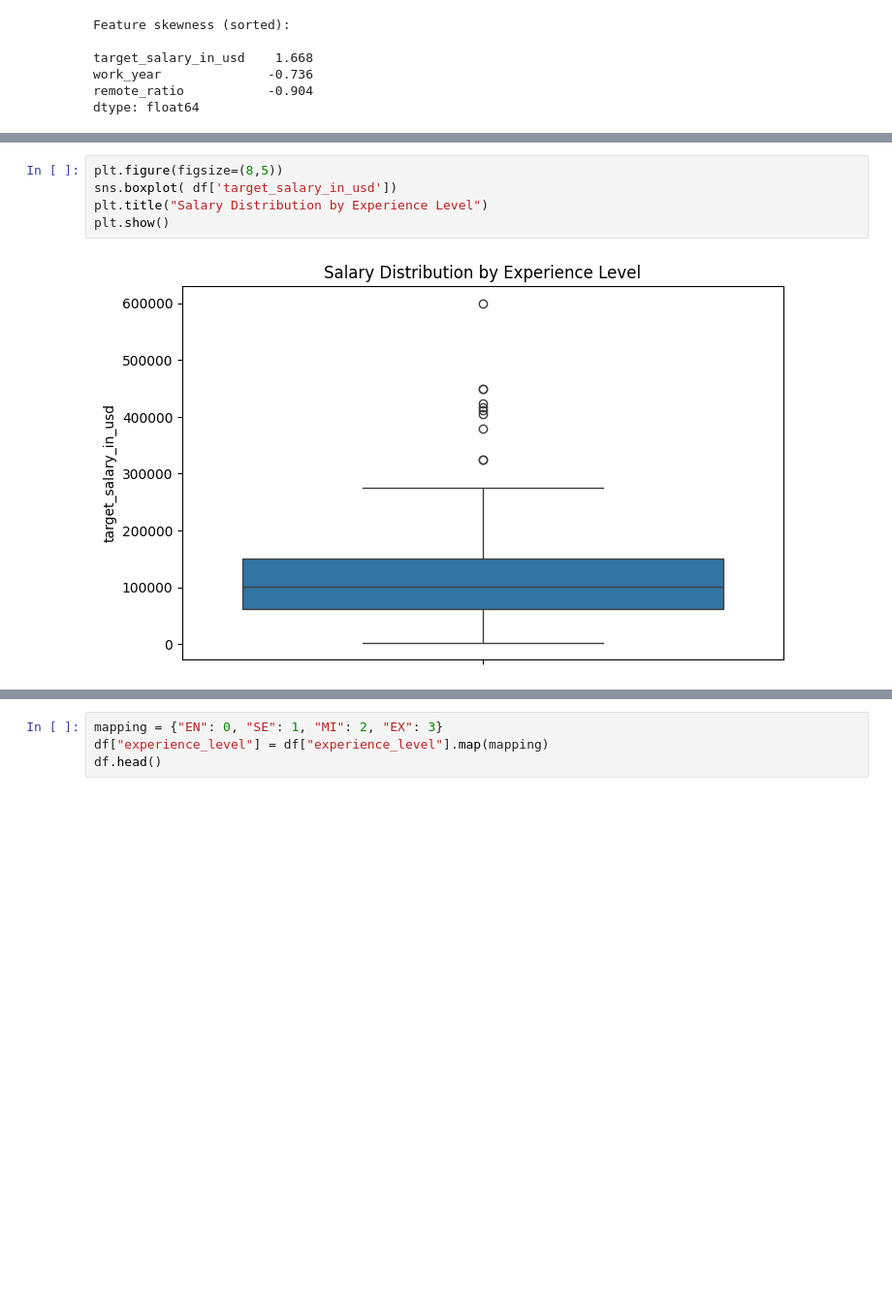
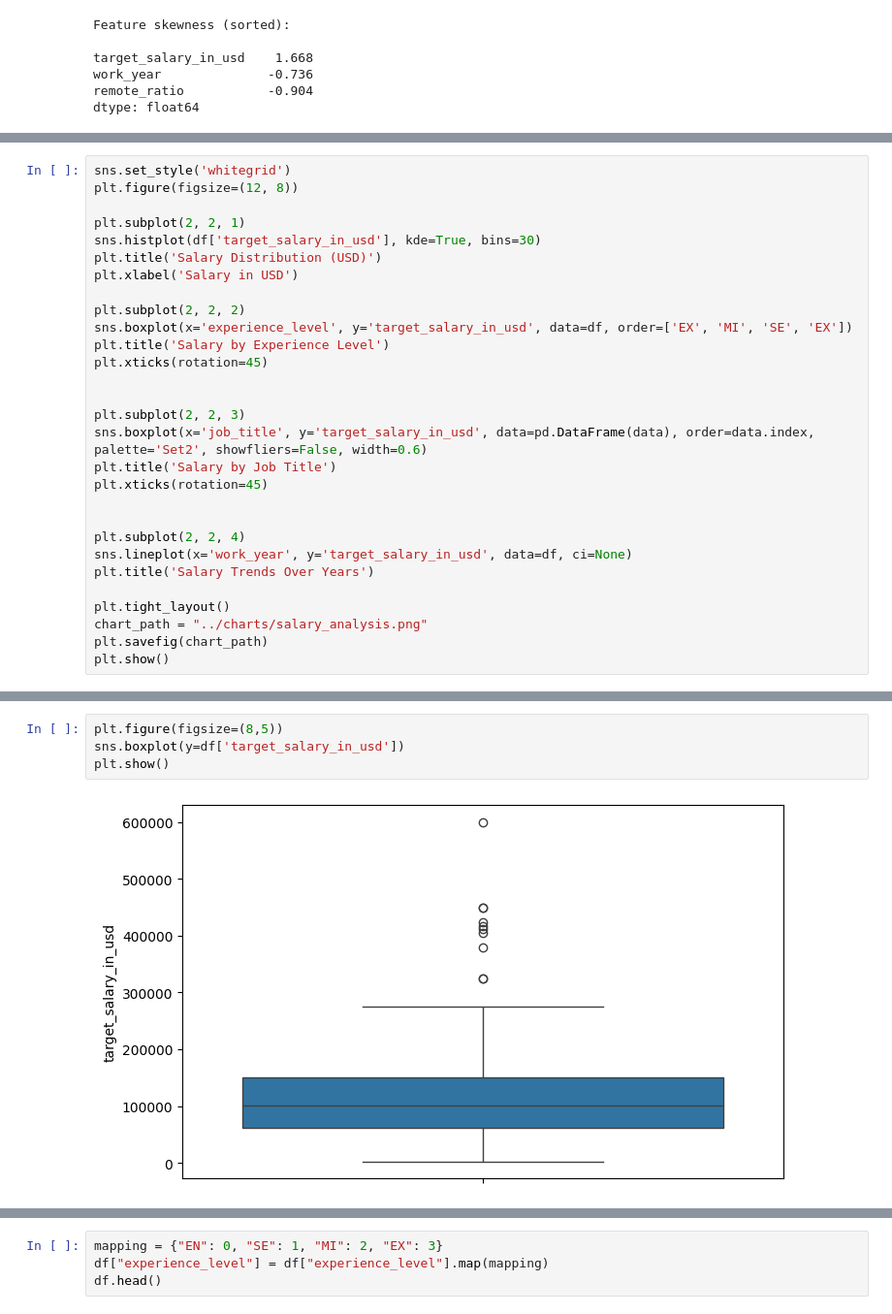
Before and after one commit to TarekAljundi/salary_prediction_app, a Jupyter notebook: notebooks/notebook.ipynb, the cells around one changed output, grey strips where cells are left out. Shown at 97% size. Drawn from its saved outputs; the diff is of its cells as text; blank space fills up the shorter version.

```diff
--- a/notebooks/notebook.ipynb
+++ b/notebooks/notebook.ipynb
@@ -95,0 +123,29 @@ dtype: float64
+# %%
+sns.set_style('whitegrid')
+plt.figure(figsize=(12, 8))
+
+plt.subplot(2, 2, 1)
+sns.histplot(df['target_salary_in_usd'], kde=True, bins=30)
+plt.title('Salary Distribution (USD)')
+plt.xlabel('Salary in USD')
+
+plt.subplot(2, 2, 2)
+sns.boxplot(x='experience_level', y='target_salary_in_usd', data=df, order=['EX', 'MI', 'SE', 'EX'])
+plt.title('Salary by Experience Level')
+plt.xticks(rotation=45)
+
+
+plt.subplot(2, 2, 3)
+sns.boxplot(x='job_title', y='target_salary_in_usd', data=pd.DataFrame(data), order=data.index, palette='Set2', showfliers=False, width=0.6)
+plt.title('Salary by Job Title')
+plt.xticks(rotation=45)
+
+
+plt.subplot(2, 2, 4)
+sns.lineplot(x='work_year', y='target_salary_in_usd', data=df, ci=None)
+plt.title('Salary Trends Over Years')
+
+plt.tight_layout()
+chart_path = "../charts/salary_analysis.png"
+plt.savefig(chart_path)
+plt.show()
@@ -96,10 +161,9 @@ dtype: float64
 # %%
 plt.figure(figsize=(8,5))
-sns.boxplot( df['target_salary_in_usd'])
-plt.title("Salary Distribution by Experience Level")
+sns.boxplot(y=df['target_salary_in_usd'])
 plt.show()
 # %% [output]
-[figure, old version]
+[figure, new version]
 # %%
 plt.figure(figsize=(8, 4))
 sns.histplot(df['target_salary_in_usd'], bins=30, kde=True)
```
Also changed, not shown: parts of 9 cells of this notebook, 12 other files.
